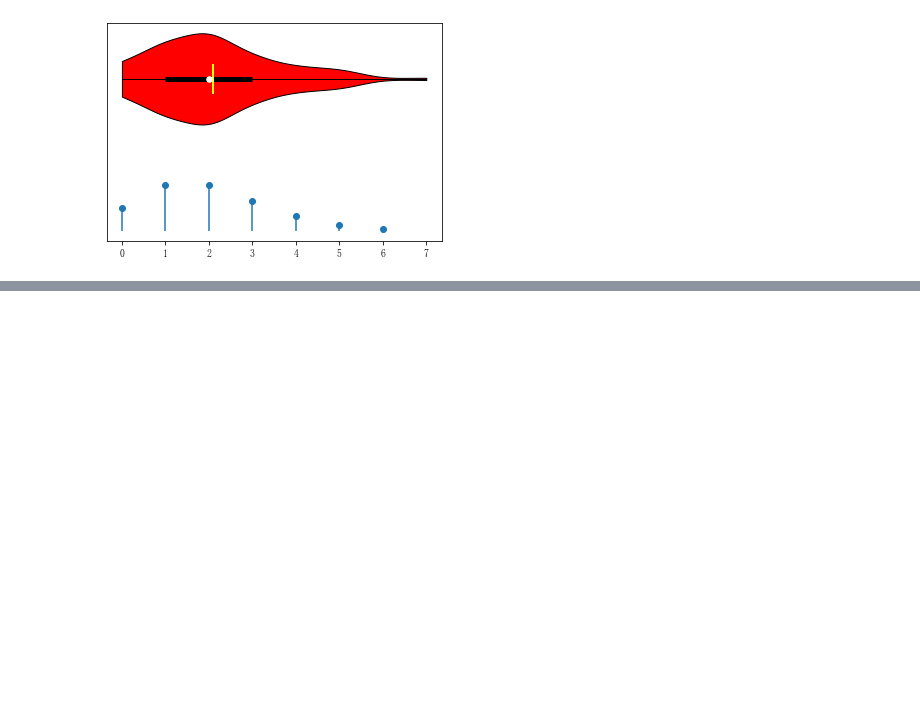
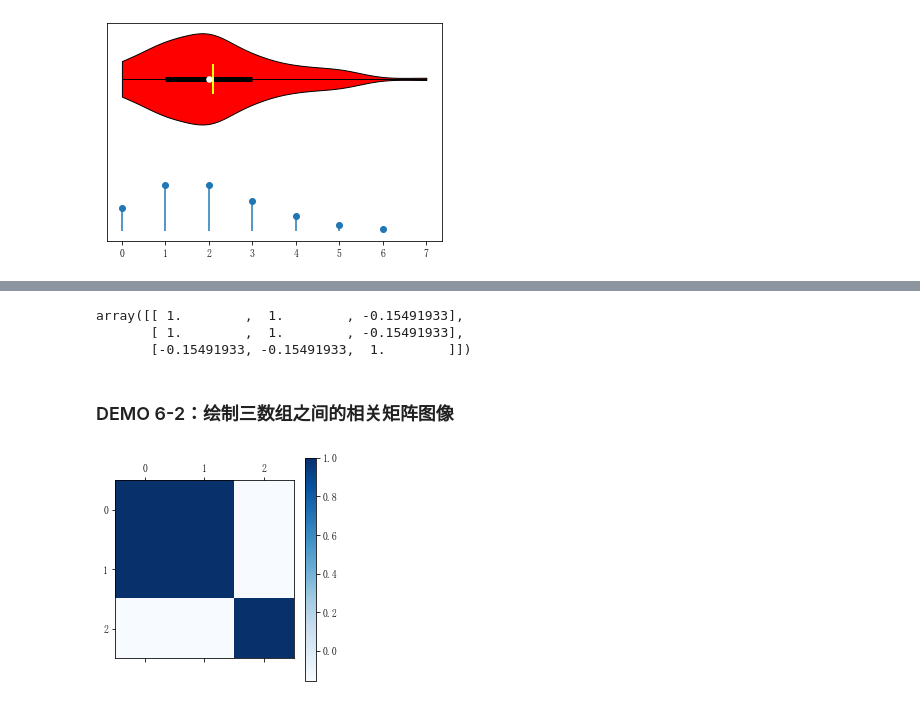
Before and after one commit to HOKOTATE-pzw/maysics, a Jupyter notebook: maysics教程/stats说明.ipynb, the cells around one changed output, grey strips where cells are left out. Drawn from its saved outputs; the diff is of its cells as text; code cells hidden in the pictures; blank space fills up the shorter version.

```diff
--- a/maysics教程/stats说明.ipynb
+++ b/maysics教程/stats说明.ipynb
@@ -311,0 +335,26 @@ dft.show()
+# %%
+from maysics.stats import RC
+
+array1 = [1, 2, 3, 4]
+array2 = [2, 3, 4, 5]
+array3 = [4, 7, 1, 5]
+
+rc = RC(array1, array2, array3)
+rc.rc_mat
+# %% [output]
+array([[ 1.        ,  1.        , -0.15491933],
+       [ 1.        ,  1.        , -0.15491933],
+       [-0.15491933, -0.15491933,  1.        ]])
+# %% [markdown]
+### DEMO 6-2：绘制三数组之间的相关矩阵图像
+# %%
+from maysics.stats import RC
+
+array1 = [1, 2, 3, 4]
+array2 = [2, 3, 4, 5]
+array3 = [4, 7, 1, 5]
+
+rc = RC(array1, array2, array3)
+rc.show()
+# %% [output]
+[figure, added]
```
Also changed, not shown: parts of 10 cells of this notebook, 6 other files.
